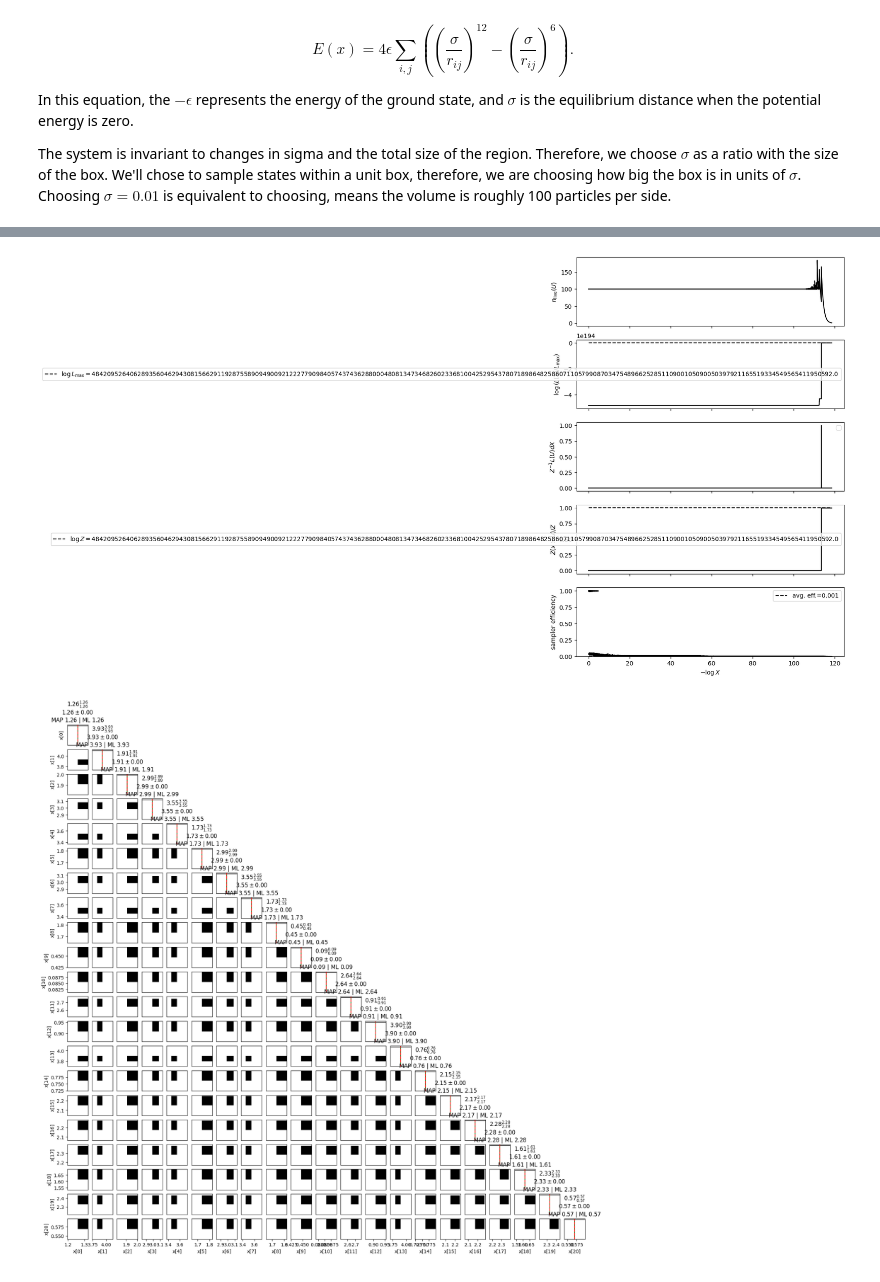
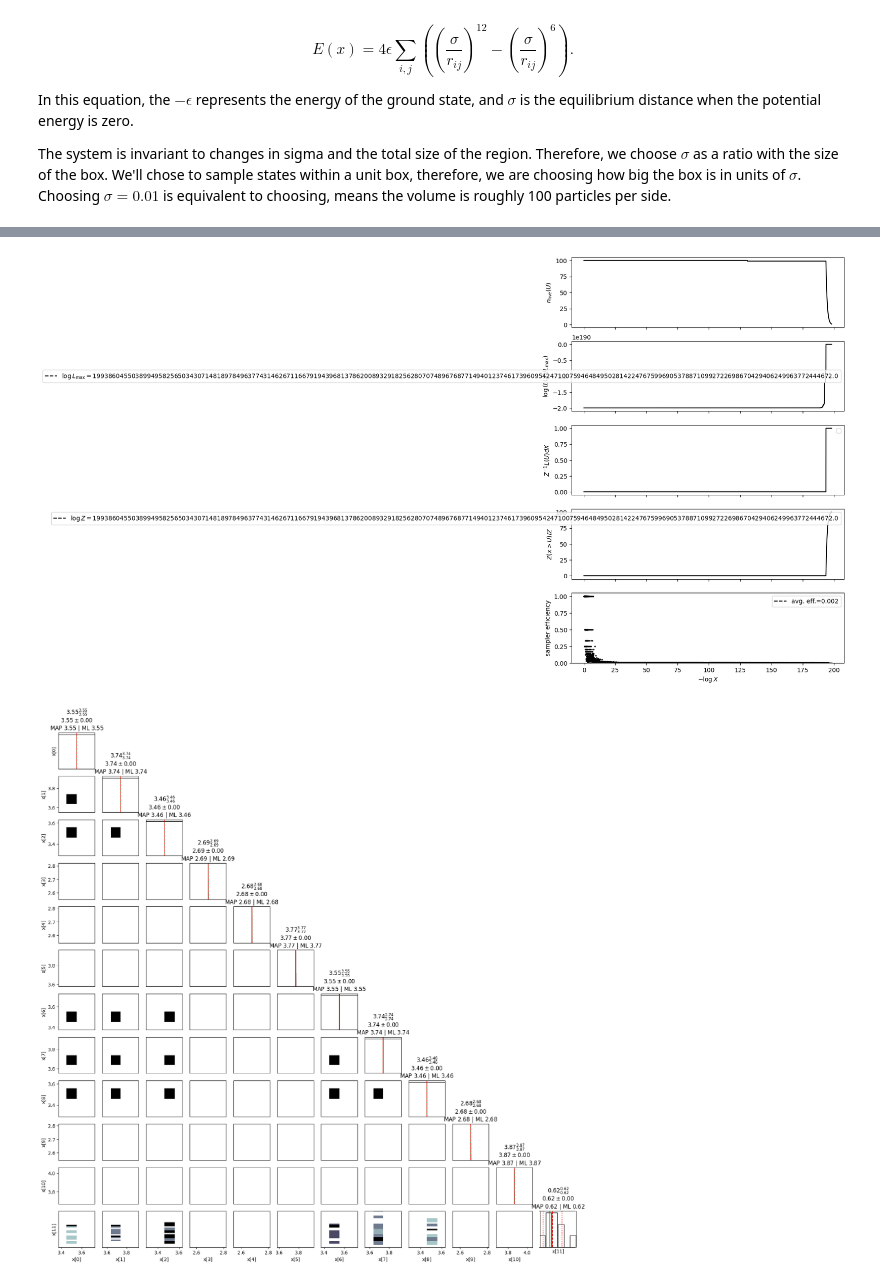
Before and after one commit to Joshuaalbert/jaxns, a Jupyter notebook: docs/examples/Lennard_Jones_potential.ipynb, the cells around one changed output, grey strips where cells are left out. Drawn from its saved outputs; the diff is of its cells as text; code cells hidden in the pictures.

```diff
--- a/docs/examples/Lennard_Jones_potential.ipynb
+++ b/docs/examples/Lennard_Jones_potential.ipynb
@@ -61,7 +58,7 @@ def test_pairwise_distances_squared():
 
 from jaxns.internals.log_semiring import LogSpace
 
-num_particles = 7
+num_particles = 4
 sigma = jnp.asarray(0.439)
 box_length = jnp.asarray(4.)
 
@@ -95,4 +92,6 @@ INFO[2023-07-12 00:42:17,000]: Sanity check passed
 # %%
+import jax
+from jaxns import TerminationCondition
 from jaxns.samplers import UniDimSliceSampler
 from jaxns.nested_sampler import StandardStaticNestedSampler
 
@@ -102,15 +101,18 @@ ns = StandardStaticNestedSampler(
     num_live_points=100,  #model.U_ndims * 200,
     max_samples=1e6,
     sampler=UniDimSliceSampler(model=model, num_slices=model.U_ndims * 1, num_phantom_save=0, midpoint_shrink=True,
-                               perfect=True)
+                               perfect=True),
+    init_efficiency_threshold=0.1
 
 )
 
-termination_reason, state = ns(
-    key=random.PRNGKey(42),
-    term_cond=TerminationCondition(live_evidence_frac=1e-5)
+ns_compiled = jax.jit(lambda key: ns._run(key, term_cond=TerminationCondition())).lower(
+    jax.random.PRNGKey(42)).compile()
+
+termination_reason, state = ns_compiled(random.PRNGKey(42))
+
+results = ns._to_results(
+    termination_reason=termination_reason,
+    state=state,
+    trim=True
 )
-results = ns.to_results(
-    state,
-    termination_reason
-)
@@ -155,6 +141,8 @@ x[20]: 0.6 +- 0.0 | 0.6 / 0.6 / 0.6 | 0.6 | 0.6
 --------
 # %%
+from jaxns import plot_diagnostics, plot_cornerplot
+
 # We plot useful diagnostics and a distribution cornerplot
-ns.plot_diagnostics(results)
-ns.plot_cornerplot(results)
+plot_diagnostics(results)
+plot_cornerplot(results)
 # %% [output]
@@ -162,5 +150,5 @@ WARNING[2023-07-12 00:43:56,574]: No artists with labels found to put in legend.
-[figure, old version]
+[figure, new version]
-[figure, old version]
+[figure, new version]
 # %%
 from jax import jit
 
```
Also changed, not shown: parts of 6 cells of this notebook, 16 other files.
